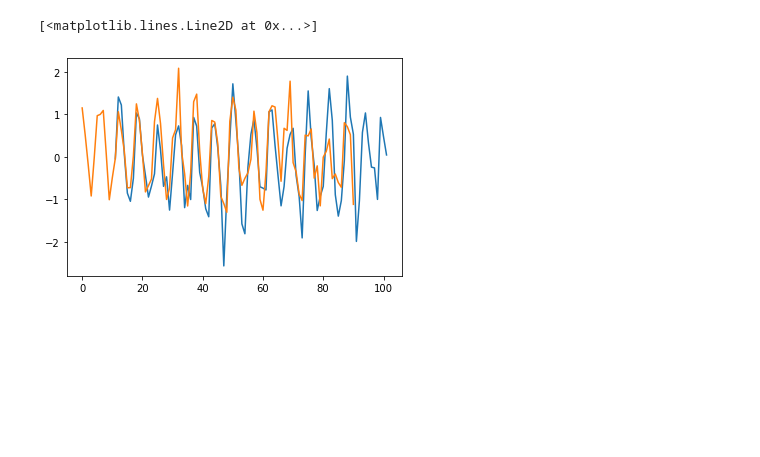
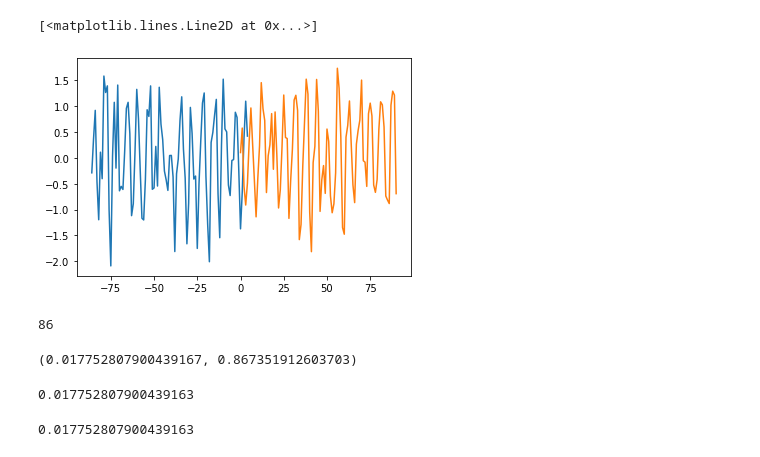
Before and after one commit to kashingtonDC/RespTime, a Jupyter notebook: code/synthetic_example.ipynb, the cells around one changed output. Saved outputs shown, nothing was run; the diff lists cells and outputs as text; code cells hidden in the pictures; blank space fills up the shorter version.

```diff
--- a/code/synthetic_example.ipynb
+++ b/code/synthetic_example.ipynb
@@ -21,8 +21,23 @@ Br = -B.conjugate()
 Tc_r = np.argmax(np.abs(fftpack.ifft(Ar*B)))
 Tc = np.argmax(np.abs(fftpack.ifft(A*Br)))
 # %%
-plt.plot(x+Tc,y)
+plt.plot(x-Tc,y)
 plt.plot(x,z)
 # %% [output]
 [<matplotlib.lines.Line2D at 0x...>]
-[figure, old version]
+[figure, new version]
+# %%
+Tc
+# %% [output]
+86
+# %%
+# Pearson corr
+stats.pearsonr(y,z)
+# %% [output]
+(0.017752807900439167, 0.867351912603703)
+# %%
+# verify w numpy
+corrmat = np.corrcoef(y,z)
+np.nanmedian(corrmat[np.where(~np.eye(corrmat.data.shape[0], dtype=bool))].data)
+# %% [output]
+0.017752807900439163
@@ -28,0 +50,4 @@ plt.plot(x,z)
+# %%
+np.nanmedian(c[np.where(~np.eye(c.data.shape[0], dtype=bool))].data)
+# %% [output]
+0.017752807900439163
```
Also changed, not shown: parts of 8 cells of this notebook.
